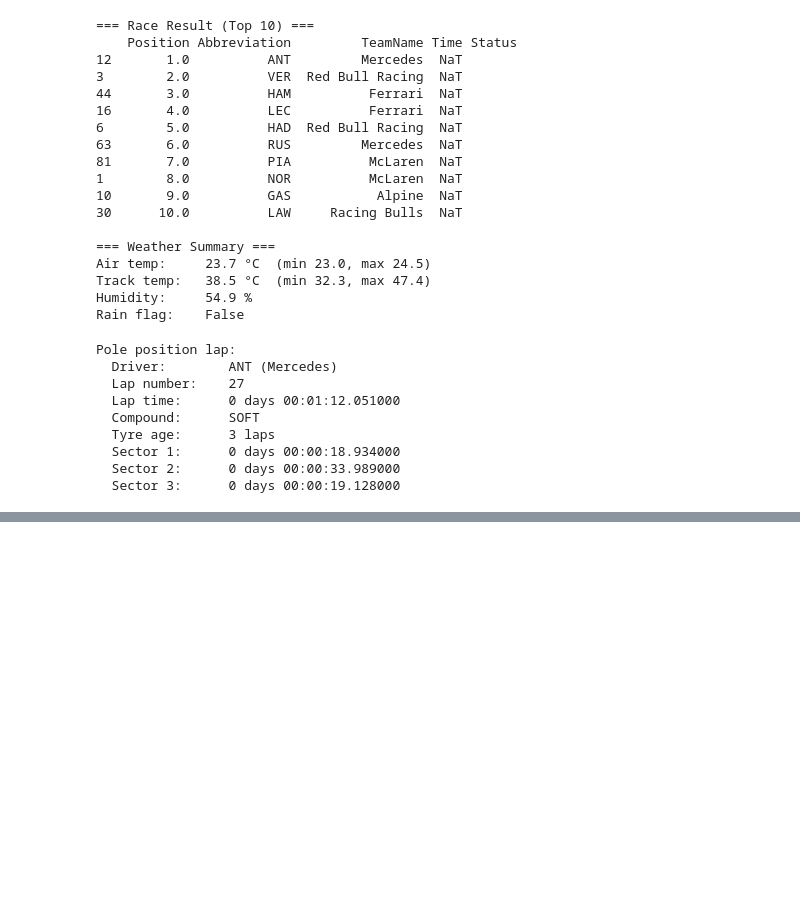
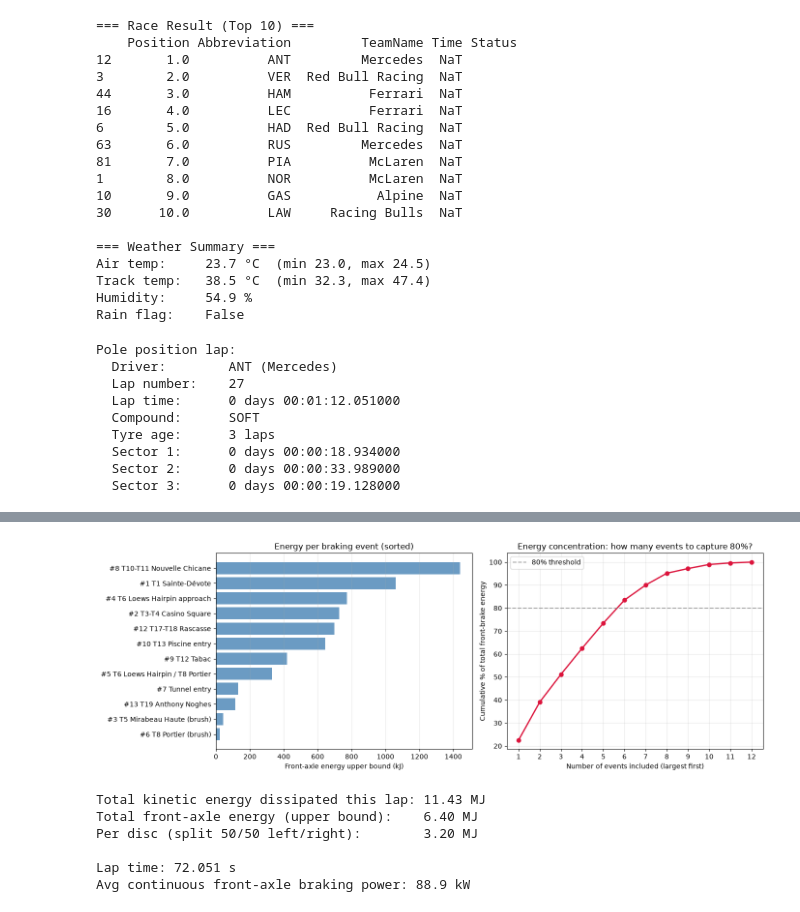
Before and after one commit to kavin2006-spec/f1-brake-twin, a Jupyter notebook: notebooks/01_telemetry_exploration.ipynb, the cells around one changed output, grey strips where cells are left out. Drawn from its saved outputs; the diff is of its cells as text; code cells hidden in the pictures; blank space fills up the shorter version.

```diff
--- a/notebooks/01_telemetry_exploration.ipynb
+++ b/notebooks/01_telemetry_exploration.ipynb
@@ -227,0 +351,8 @@ events_df
+# %%
+# Average deceleration = delta_v / duration, in SI units
+events_clean['avg_decel_ms2'] = (events_clean['delta_v_kmh'] / 3.6) / events_clean['duration_s']
+events_clean['avg_decel_g'] = events_clean['avg_decel_ms2'] / 9.81
+
+print("Deceleration per event:")
+print(events_clean[['event', 'dist_start_m', 'duration_s', 'delta_v_kmh',
+                     'avg_decel_ms2', 'avg_decel_g']].to_string(index=False))
@@ -227,0 +419,43 @@ events_df
+# %%
+fig, axes = plt.subplots(1, 2, figsize=(14, 5))
+
+# Left: energy per event, sorted by magnitude
+sorted_events = events_clean.sort_values('E_front_upper_kJ', ascending=True)
+labels = [f"#{int(e)} {c}" for e, c in zip(sorted_events['event'], sorted_events['corner'])]
+axes[0].barh(labels, sorted_events['E_front_upper_kJ'], color='steelblue', alpha=0.8)
+axes[0].set_xlabel('Front-axle energy upper bound (kJ)')
+axes[0].set_title('Energy per braking event (sorted)')
+axes[0].grid(True, alpha=0.3, axis='x')
+
+# Right: cumulative energy as we add events from largest to smallest
+sorted_desc = events_clean.sort_values('E_front_upper_kJ', ascending=False).reset_index(drop=True)
+cumulative_pct = sorted_desc['E_front_upper_kJ'].cumsum() / sorted_desc['E_front_upper_kJ'].sum() * 100
+axes[1].plot(range(1, len(cumulative_pct) + 1), cumulative_pct,
+             marker='o', color='crimson', linewidth=2)
+axes[1].axhline(80, color='gray', linestyle='--', alpha=0.7, label='80% threshold')
+axes[1].set_xlabel('Number of events included (largest first)')
+axes[1].set_ylabel('Cumulative % of total front-brake energy')
+axes[1].set_title('Energy concentration: how many events to capture 80%?')
+axes[1].set_xticks(range(1, len(cumulative_pct) + 1))
+axes[1].grid(True, alpha=0.3)
+axes[1].legend()
+
+plt.tight_layout()
+plt.show()
+
+# Total summary
+total_ke = events_clean['delta_KE_kJ'].sum()
+total_front = events_clean['E_front_upper_kJ'].sum()
+print(f"\nTotal kinetic energy dissipated this lap: {total_ke/1000:.2f} MJ")
+print(f"Total front-axle energy (upper bound):    {total_front/1000:.2f} MJ")
+print(f"Per disc (split 50/50 left/right):        {total_front/2/1000:.2f} MJ")
+print(f"\nLap time: {fastest['LapTime'].total_seconds():.3f} s")
+print(f"Avg continuous front-axle braking power: {total_front / fastest['LapTime'].total_seconds():.1f} kW")
+# %% [output]
+[figure, added]
+Total kinetic energy dissipated this lap: 11.43 MJ
+Total front-axle energy (upper bound):    6.40 MJ
+Per disc (split 50/50 left/right):        3.20 MJ
+
+Lap time: 72.051 s
+Avg continuous front-axle braking power: 88.9 kW
```
Also changed, not shown: parts of 10 cells of this notebook, 9 other files.
